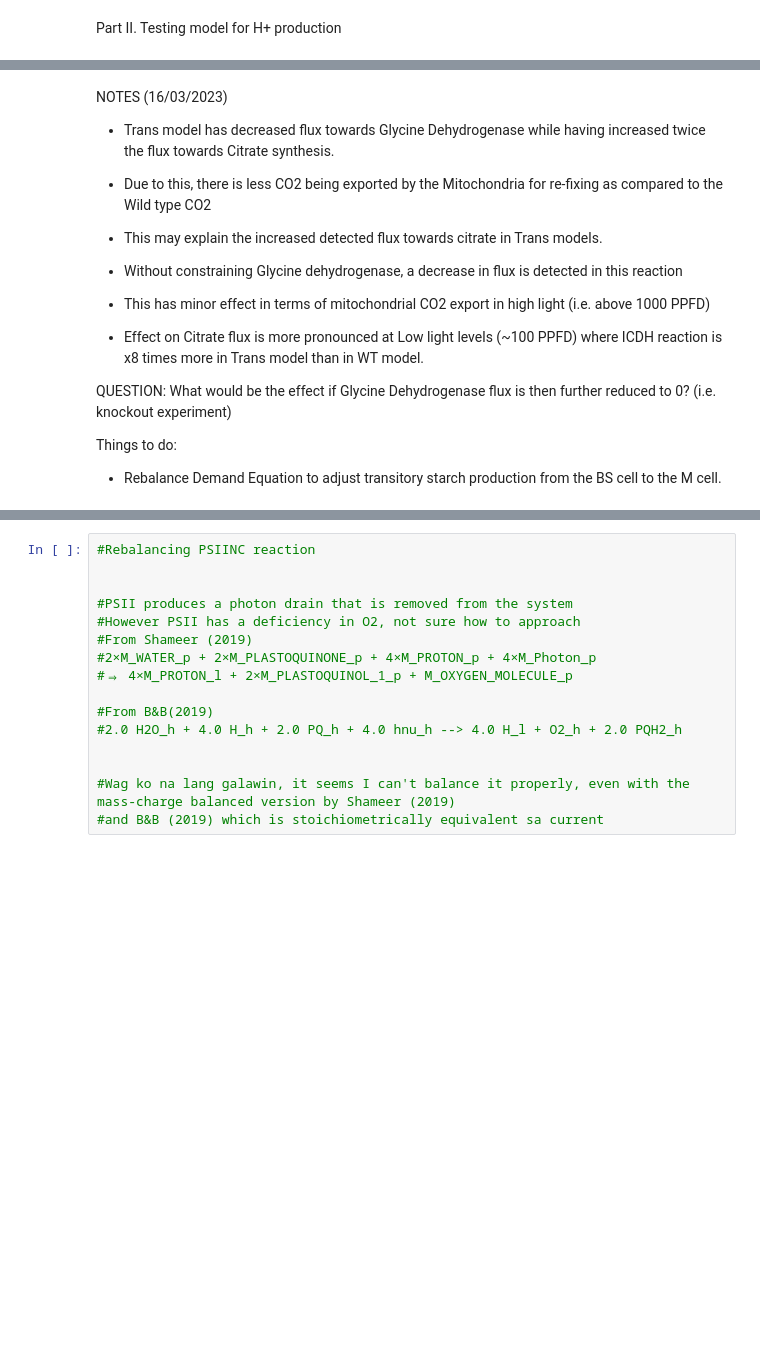
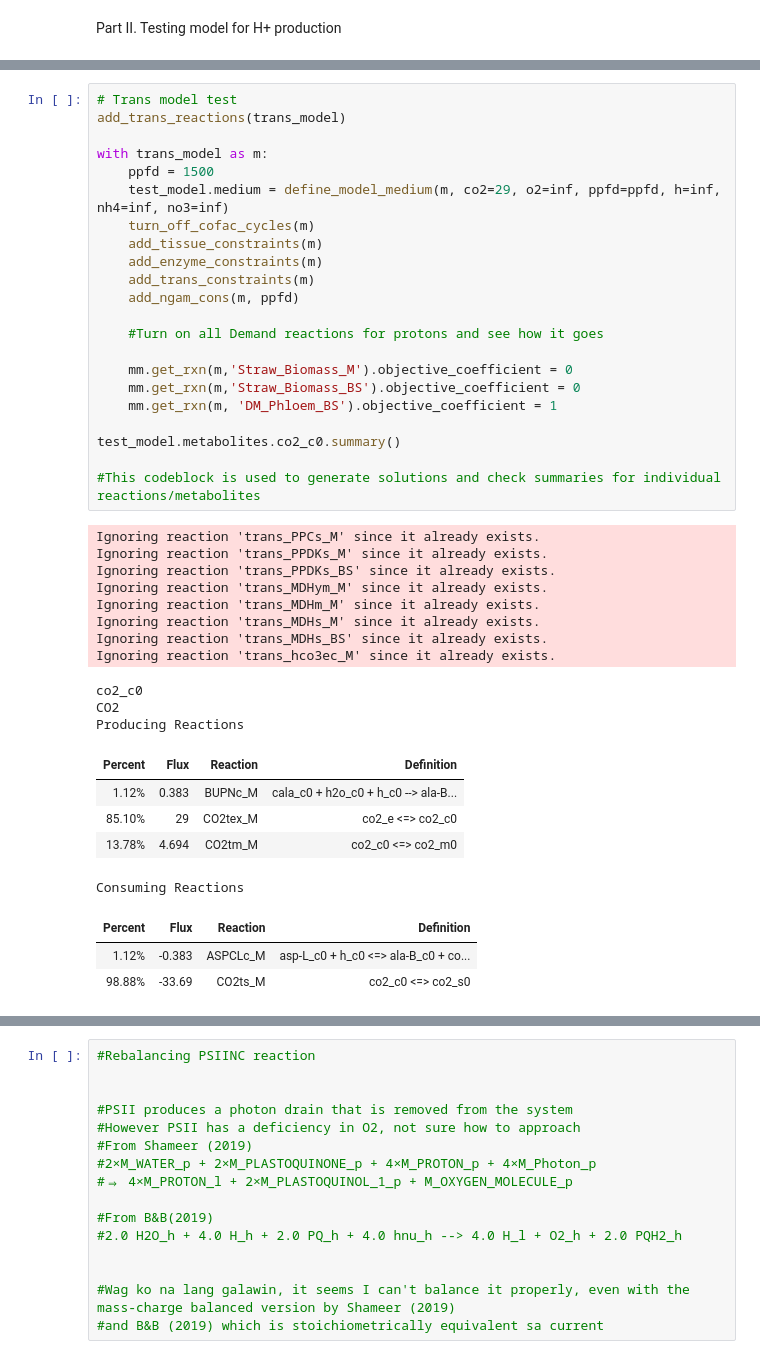
Before and after one commit to rtsantos3/RiceMM, a Jupyter notebook: Scripts/model_benchmarking/Benchmarking Excess fluxes H+ .ipynb, the cells around one changed output, grey strips where cells are left out. Drawn from its saved outputs; the diff is of its cells as text; blank space fills up the shorter version.

```diff
--- a/Scripts/model_benchmarking/Benchmarking Excess fluxes H+ .ipynb
+++ b/Scripts/model_benchmarking/Benchmarking Excess fluxes H+ .ipynb
@@ -572,16 +566,42 @@ test_model.metabolites.co2_m0.summary()
-# %% [markdown]
-NOTES (16/03/2023)
-- Trans model has decreased flux towards Glycine Dehydrogenase while having increased twice the flux towards Citrate synthesis.
-- Due to this, there is less CO2 being exported by the Mitochondria for re-fixing as compared to the Wild type CO2
-- This may explain the increased detected flux towards citrate in Trans models.
-- Without constraining Glycine dehydrogenase, a decrease in flux is detected in this reaction
-
-- This has minor effect in terms of mitochondrial CO2 export in high light (i.e. above 1000 PPFD)
-- Effect on Citrate flux is more pronounced at Low  light levels (~100 PPFD) where ICDH reaction is x8 times more in Trans model than in WT model.
-
-
-QUESTION: What would be the effect if Glycine Dehydrogenase flux is then further reduced to 0? (i.e. knockout experiment)
-
-
-Things to do:
-- Rebalance Demand Equation to adjust transitory starch production from the BS cell to the M cell.
+# %%
+# Trans model test
+add_trans_reactions(trans_model)
+
+with trans_model as m:
+    ppfd = 1500
+    test_model.medium = define_model_medium(m, co2=29, o2=inf, ppfd=ppfd, h=inf, nh4=inf, no3=inf)
+    turn_off_cofac_cycles(m)
+    add_tissue_constraints(m)
+    add_enzyme_constraints(m)
+    add_trans_constraints(m)
+    add_ngam_cons(m, ppfd)
+
+    #Turn on all Demand reactions for protons and see how it goes
+
+    mm.get_rxn(m,'Straw_Biomass_M').objective_coefficient = 0
+    mm.get_rxn(m,'Straw_Biomass_BS').objective_coefficient = 0
+    mm.get_rxn(m, 'DM_Phloem_BS').objective_coefficient = 1
+
+test_model.metabolites.co2_c0.summary()
+
+#This codeblock is used to generate solutions and check summaries for individual reactions/metabolites
+# %% [output]
+Ignoring reaction 'trans_PPCs_M' since it already exists.
+Ignoring reaction 'trans_PPDKs_M' since it already exists.
+Ignoring reaction 'trans_PPDKs_BS' since it already exists.
+Ignoring reaction 'trans_MDHym_M' since it already exists.
+Ignoring reaction 'trans_MDHm_M' since it already exists.
+Ignoring reaction 'trans_MDHs_M' since it already exists.
+Ignoring reaction 'trans_MDHs_BS' since it already exists.
+Ignoring reaction 'trans_hco3ec_M' since it already exists.
+co2_c0
+CO2
+Producing Reactions
+| Percent | Flux | Reaction | Definition |
+| 1.12% | 0.383 | BUPNc_M | cala_c0 + h2o_c0 + h_c0 --> ala-B... |
+| 85.10% | 29 | CO2tex_M | co2_e <=> co2_c0 |
+| 13.78% | 4.694 | CO2tm_M | co2_c0 <=> co2_m0 |
+Consuming Reactions
+| Percent | Flux | Reaction | Definition |
+| 1.12% | -0.383 | ASPCLc_M | asp-L_c0 + h_c0 <=> ala-B_c0 + co... |
+| 98.88% | -33.69 | CO2ts_M | co2_c0 <=> co2_s0 |
```
Also changed, not shown: parts of 3 cells of this notebook, 20 other files.
